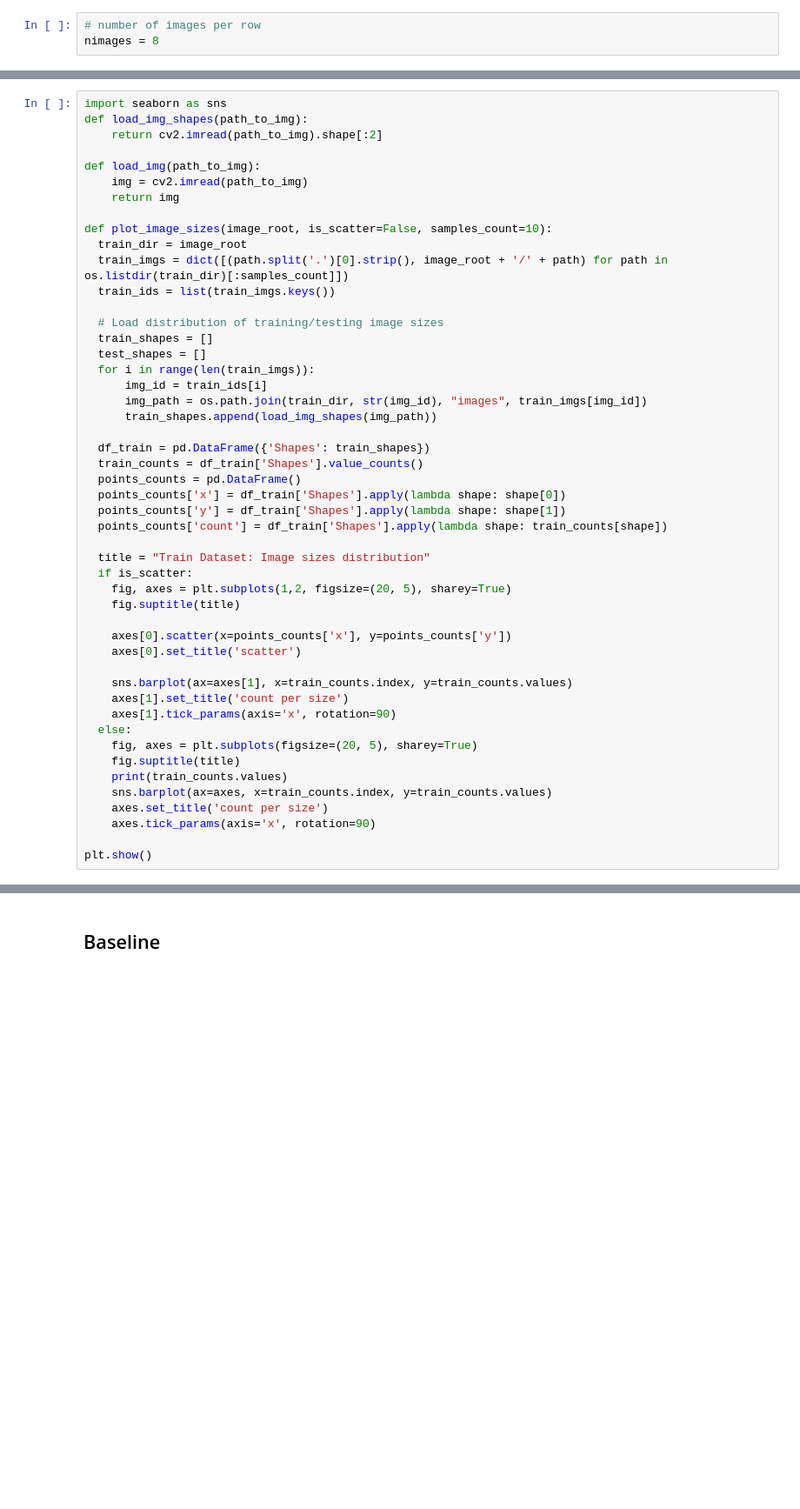
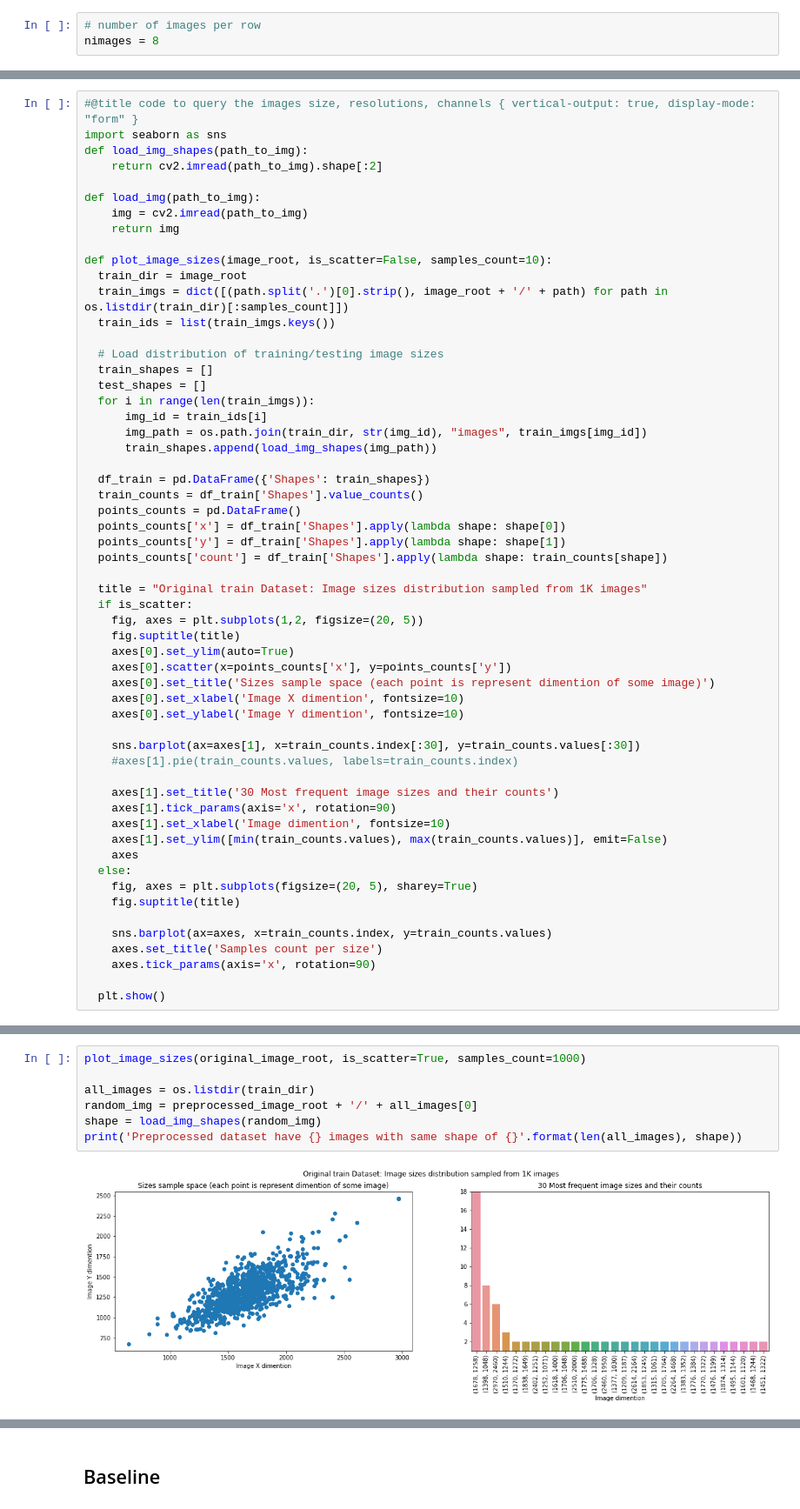
Before and after one commit to tomvin6/bone-age-assessment, a Jupyter notebook: eda/EDA_Bone_age_assessment_(RSNA_dataset).ipynb, the cells around one changed output, grey strips where cells are left out. Shown at 87% size. Saved outputs shown, nothing was run; the diff lists cells and outputs as text; blank space fills up the shorter version.

```diff
--- a/eda/EDA_Bone_age_assessment_(RSNA_dataset).ipynb
+++ b/eda/EDA_Bone_age_assessment_(RSNA_dataset).ipynb
@@ -305,4 +327,5 @@ plot_radiographs(boneage_preprocessed_dataset, nimages)
 # %%
+#@title code to query the images size, resolutions, channels { vertical-output: true, display-mode: "form" }
 import seaborn as sns
 def load_img_shapes(path_to_img):
     return cv2.imread(path_to_img).shape[:2]
@@ -331,23 +354,30 @@ def plot_image_sizes(image_root, is_scatter=False, samples_count=10):
   points_counts['y'] = df_train['Shapes'].apply(lambda shape: shape[1])
   points_counts['count'] = df_train['Shapes'].apply(lambda shape: train_counts[shape])
 
-  title = "Train Dataset: Image sizes distribution"
+  title = "Original train Dataset: Image sizes distribution sampled from 1K images"
   if is_scatter:
-    fig, axes = plt.subplots(1,2, figsize=(20, 5), sharey=True)
+    fig, axes = plt.subplots(1,2, figsize=(20, 5))
     fig.suptitle(title)
+    axes[0].set_ylim(auto=True)
+    axes[0].scatter(x=points_counts['x'], y=points_counts['y'])
+    axes[0].set_title('Sizes sample space (each point is represent dimention of some image)')
+    axes[0].set_xlabel('Image X dimention', fontsize=10)
+    axes[0].set_ylabel('Image Y dimention', fontsize=10)
 
-    axes[0].scatter(x=points_counts['x'], y=points_counts['y'])
-    axes[0].set_title('scatter')
+    sns.barplot(ax=axes[1], x=train_counts.index[:30], y=train_counts.values[:30])
+    #axes[1].pie(train_counts.values, labels=train_counts.index)
 
-    sns.barplot(ax=axes[1], x=train_counts.index, y=train_counts.values)
-    axes[1].set_title('count per size')
+    axes[1].set_title('30 Most frequent image sizes and their counts')
     axes[1].tick_params(axis='x', rotation=90)
+    axes[1].set_xlabel('Image dimention', fontsize=10)
+    axes[1].set_ylim([min(train_counts.values), max(train_counts.values)], emit=False)
+    axes
   else:
     fig, axes = plt.subplots(figsize=(20, 5), sharey=True)
     fig.suptitle(title)
-    print(train_counts.values)
+
     sns.barplot(ax=axes, x=train_counts.index, y=train_counts.values)
-    axes.set_title('count per size')
+    axes.set_title('Samples count per size')
     axes.tick_params(axis='x', rotation=90)
 
-plt.show()
+  plt.show()
@@ -377,0 +384,9 @@ plot_image_sizes(original_image_root, is_scatter=True)
+# %%
+plot_image_sizes(original_image_root, is_scatter=True, samples_count=1000)
+
+all_images = os.listdir(train_dir)
+random_img = preprocessed_image_root + '/' + all_images[0]
+shape = load_img_shapes(random_img)
+print('Preprocessed dataset have {} images with same shape of {}'.format(len(all_images), shape))
+# %% [output]
+[figure, added]
```
Also changed, not shown: parts of 25 cells of this notebook.
